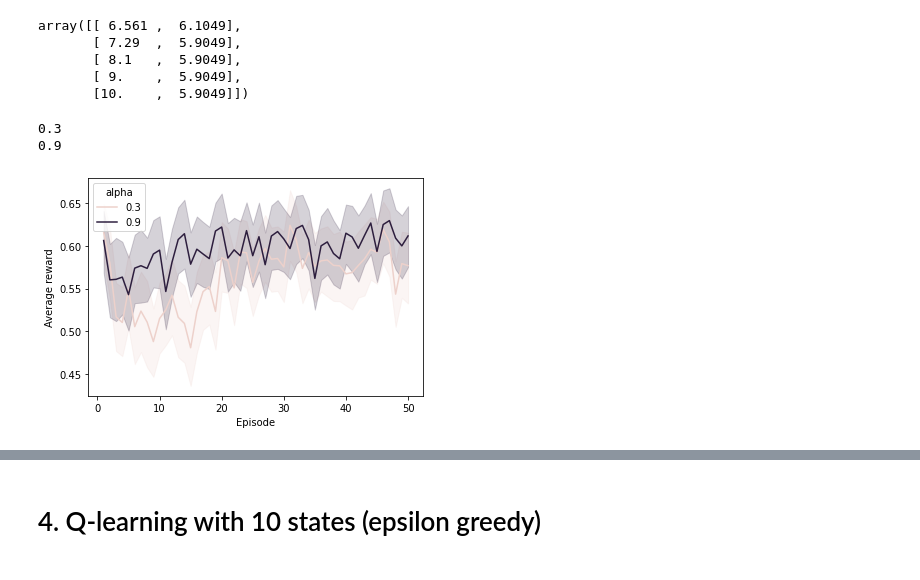
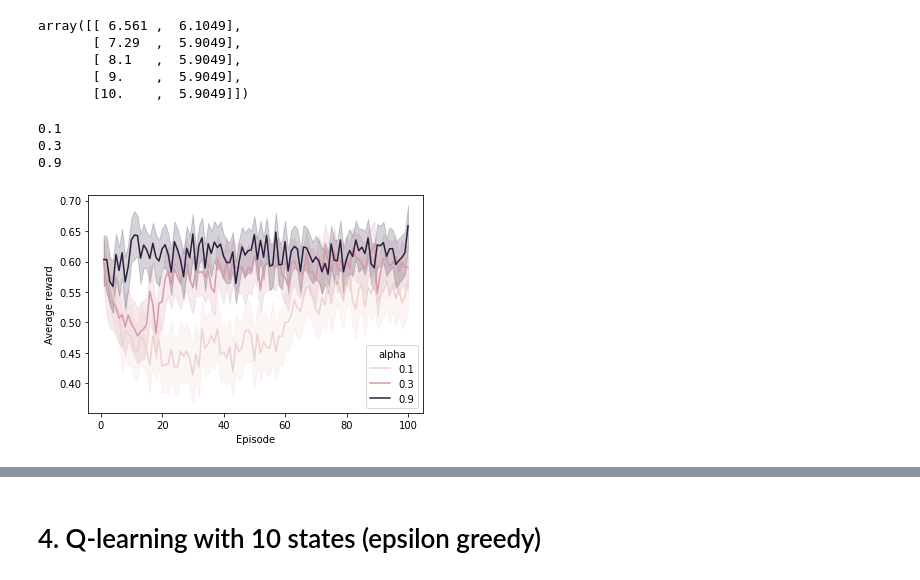
Before and after one commit to m1das13/DPRL-Assignment4, a Jupyter notebook: part1_midas.ipynb, the cells around one changed output, grey strips where cells are left out. Cells and saved outputs as stored; diff of their text form; code cells hidden in the pictures.

```diff
--- a/part1_midas.ipynb
+++ b/part1_midas.ipynb
@@ -6,10 +7,10 @@ import seaborn as sns
 # %% [markdown]
 # 1. Initialize MC
 # %%
+def init_Q():
+    return np.zeros((5,2))
+
 def init_chain():
-
-    # initialize Q with only zeros
-    Q = np.zeros((5,2))
 
     # for each state, action 1 and action 2
     transitions = {0: [1, 0],
@@ -25,7 +26,5 @@ def init_chain():
                   [0, 0  ],
                   [1, 0  ]])
 
-    gamma = 0.9
-
-    return Q, transitions, R, gamma
+    return transitions, R
 # %% [markdown]
@@ -70,9 +69,13 @@ def tabular_Qlearning(Q, transitions, R, gamma):
 
     return Q
 
-# initialize Q and the corresponding parameters
-Q, transitions, R, gamma = init_chain()
+# initialize Q and the chain
+Q = init_Q()
+transitions, R = init_chain()
+
+# initialize hyperparameters
+gamma = .9
 
 Q = tabular_Qlearning(Q, transitions, R, gamma)
-print(Q)
+Q
 # %% [output]
@@ -145,11 +148,8 @@ def Qlearning(Q, transitions, R, gamma, alpha, epsilon, episodes, steps):
             # take action
             next_state = next_states[action]
 
-            # calculate new Q-value and remember R(state, action)
-            new_Q_xa, R_xa = update_Q(Q, state, action, next_state, R, gamma, alpha, epsilon)
-
-            # update Q(state, action) with the new Q-value
-            Q[state][action] = new_Q_xa
+            # update Q(state, action) with the new Q-value and remember R(state, action)
+            Q[state][action], R_xa = update_Q(Q, state, action, next_state, R, gamma, alpha, epsilon)
 
             # save R(state, action) history
             step_history.append(R_xa)
@@ -185,45 +185,46 @@ array([[ 6.561 ,  6.1049],
 gamma = .9
 epsilon = 0.1
 
-episodes, steps = 50, 20
+episodes, steps = 100, 20
 
 results = []
 df = pd.DataFrame()
 
-for alpha in [0.3, 0.9]:
+for alpha in [0.1, 0.3, 0.9]:
 
     print(alpha)
     avg_rewards = []
 
     # repeat for some number of iterations
     for _ in range(100):
 
         # initialize Q and the chain
         Q = init_Q()
         transitions, R = init_chain()
 
         # calculate the average rewards
         avg_rewards = Qlearning(Q, transitions, R, gamma, alpha, epsilon, episodes, steps)[1]
 
         # add them to a dataframe
         df1 = pd.DataFrame()
         df1['Episode'] = np.arange(episodes)+1
         df1['Average reward'] = avg_rewards
         df1['alpha'] = alpha
         df1['epsilon'] = epsilon
 
         # concatenate this iteration's average rewards to the other average rewards
         df = pd.concat([df, df1], ignore_index=True)
 
 # make a lineplot with averages and CI
 sns.lineplot(data=df, x="Episode", y="Average reward", hue="alpha",  ci=95)
 
-plt.savefig(f'alpha_5_states_{episodes,steps,epsilon}.png', bbox_inches='tight', dpi=300)
+# plt.savefig(f'alpha_5_states_{episodes,steps,epsilon}.png', bbox_inches='tight', dpi=300)
 plt.show()
 # %% [output]
+0.1
 0.3
 0.9
-[figure, old version]
+[figure, new version]
 # %%
 # initialize hyperparameters
 gamma = .9
```
Also changed, not shown: parts of 7 cells of this notebook.
